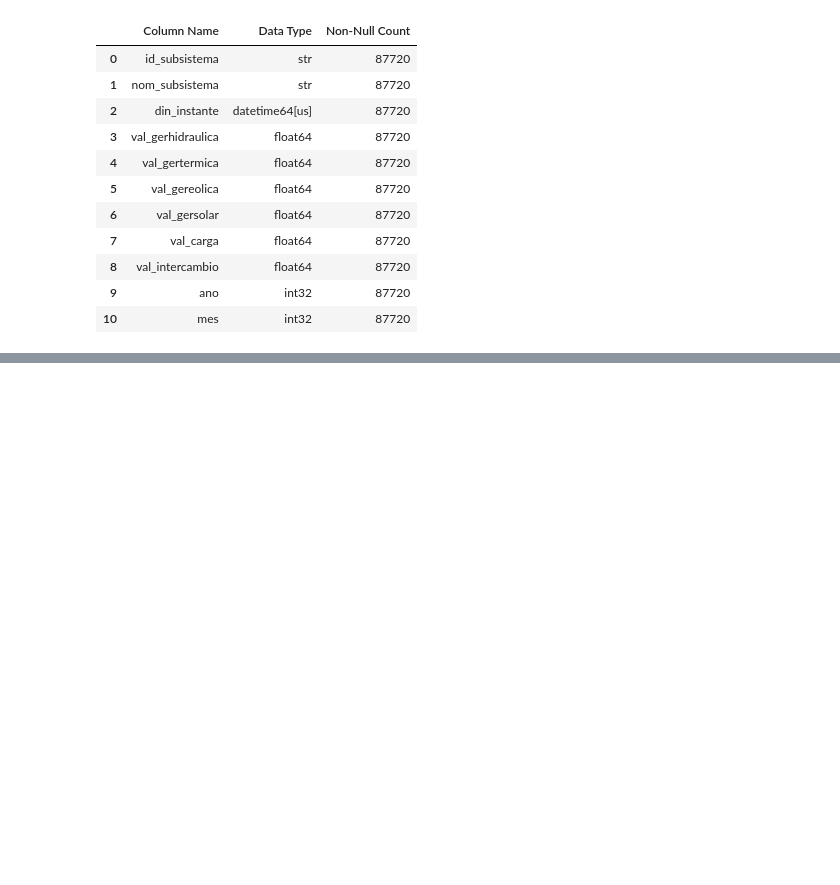
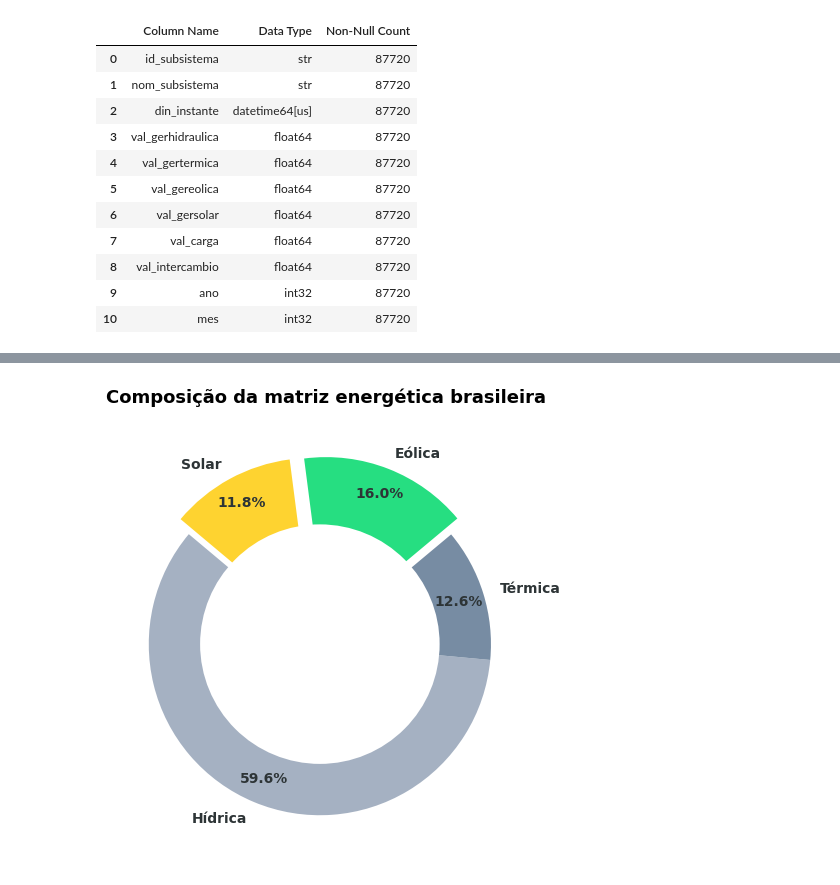
Before and after one commit to Vitoria-Emanuele/visualizacao_de_dados, a Jupyter notebook: ECVD.ipynb, the cells around one changed output, grey strips where cells are left out. Drawn from its saved outputs; the diff is of its cells as text; code cells hidden in the pictures; blank space fills up the shorter version.

```diff
--- a/ECVD.ipynb
+++ b/ECVD.ipynb
@@ -137,4 +140,24 @@ display(column_info.reset_index(drop=True))
 | 8 | val_intercambio | float64 | 87720 |
 | 9 | ano | int32 | 87720 |
 | 10 | mes | int32 | 87720 |
+# %%
+
+# identidade Visual unica
+PALETA = {
+    'Hídrica': '#a5b1c2',  # Cinza azulado (Base estável)
+    'Térmica': '#778ca3',  # Cinza escuro (Backup)
+    'Eólica':  '#26de81',  # Verde (Limpa/Vento)
+    'Solar':   '#fed330',  # Amarelo/Laranja (Sol)
+    'Demanda': '#2d3436',  # Grafite (Carga)
+    'Pato':    '#eb4d4b',  # Vermelho suave (Estresse)
+    'Destaque': '#20bf6b', # Verde Nordeste
+    'Neutro':  '#d1d8e0'   # Cinza para outras regiões
+}
+
+def aplicar_estilo_limpo(ax, remover_eixo_x=False):
+    sns.despine(ax=ax, left=True, bottom=False)
+    ax.tick_params(left=False, bottom=True)
+    ax.grid(axis='y', linestyle='--', alpha=0.3)
+    if remover_eixo_x:
+        ax.set_xlabel('')
 # %% [markdown]
@@ -181,0 +165,22 @@ plt.show()
+# %%
+fontes_map = {'val_gerhidraulica': 'Hídrica', 'val_gertermica': 'Térmica',
+              'val_gereolica': 'Eólica', 'val_gersolar': 'Solar'}
+valores = df[list(fontes_map.keys())].mean()
+labels = [fontes_map[k] for k in valores.index]
+cores_pizza = [PALETA[l] for l in labels]
+
+fig, ax = plt.subplots(figsize=(7, 5))
+explode = (0, 0, 0.1, 0.1)
+
+wedges, texts, autotexts = ax.pie(valores, labels=labels, autopct='%1.1f%%',
+                                  startangle=140, explode=explode, colors=cores_pizza,
+                                  pctdistance=0.85, textprops={'color':"#2d3436", 'weight':'bold'})
+
+ax.add_artist(plt.Circle((0,0), 0.70, fc='white'))
+
+plt.title('Composição da matriz energética brasileira',
+          fontsize=13, weight='bold', loc='left', pad=20)
+plt.tight_layout()
+plt.show()
+# %% [output]
+[figure, added]
```
Also changed, not shown: parts of 15 cells of this notebook.
